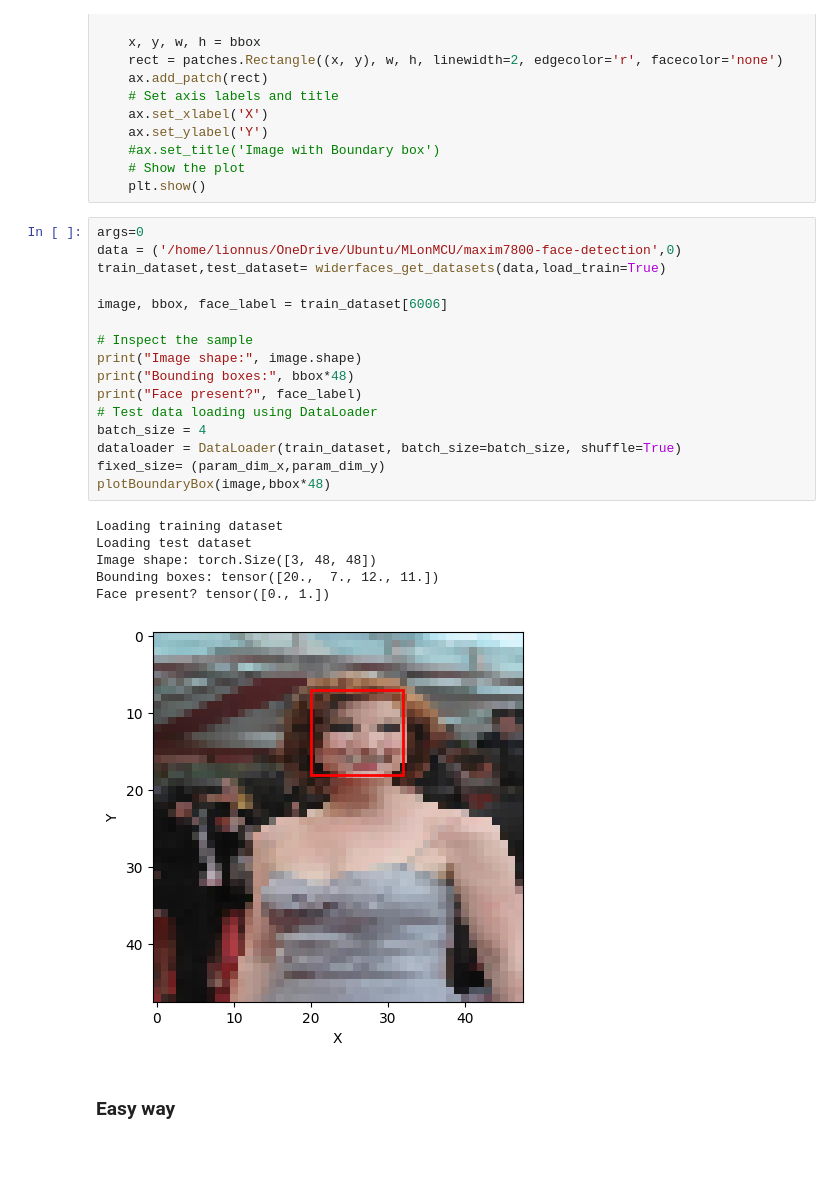
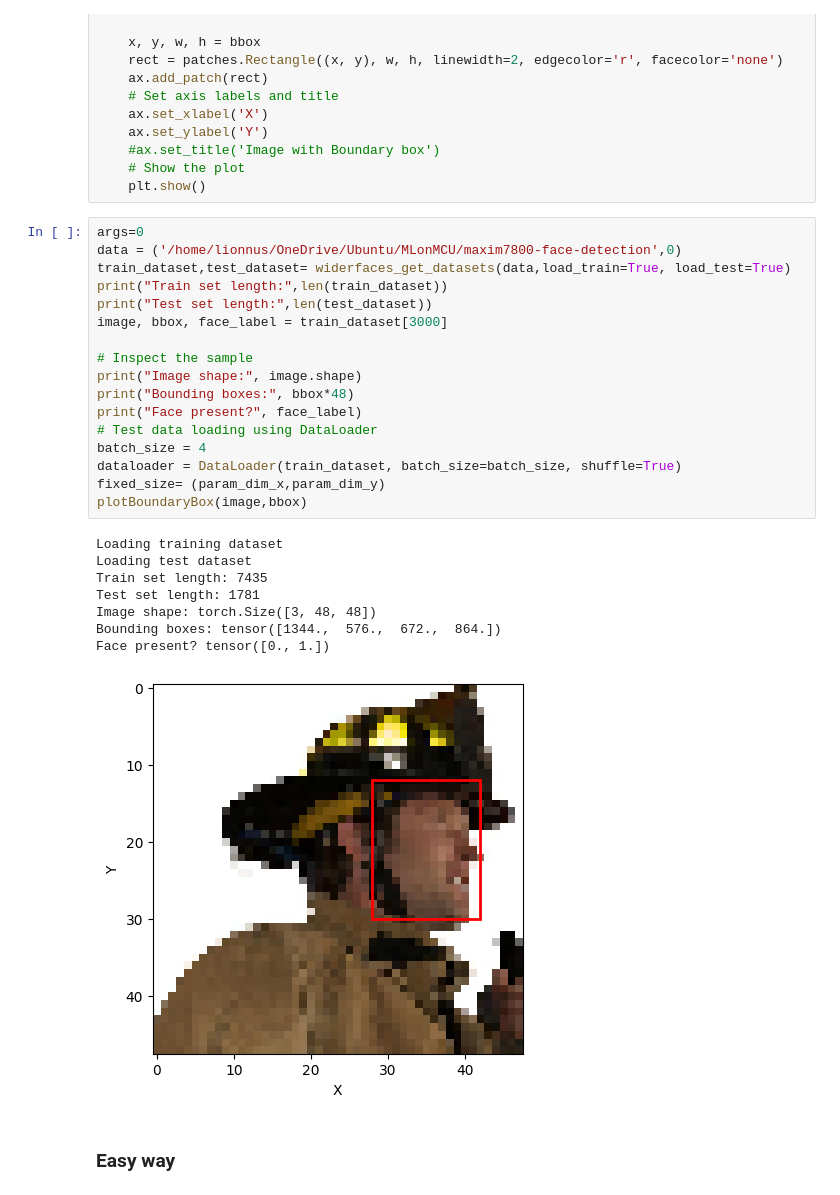
Before and after one commit to lionnus/MAX78000-Face-Detection, a Jupyter notebook: pytorch_face_detection.ipynb, the cells around one changed output. Saved outputs shown, nothing was run; the diff lists cells and outputs as text; blank space fills up the shorter version.

```diff
--- a/pytorch_face_detection.ipynb
+++ b/pytorch_face_detection.ipynb
@@ -260,26 +318,29 @@ def plotBoundaryBox(image,bbox):
 # %%
 args=0
 data = ('/home/lionnus/OneDrive/Ubuntu/MLonMCU/maxim7800-face-detection',0)
-train_dataset,test_dataset= widerfaces_get_datasets(data,load_train=True)
-
-image, bbox, face_label = train_dataset[6006]
+train_dataset,test_dataset= widerfaces_get_datasets(data,load_train=True, load_test=True)
+print("Train set length:",len(train_dataset))
+print("Test set length:",len(test_dataset))
+image, bbox, face_label = train_dataset[3000]
 
 # Inspect the sample
 print("Image shape:", image.shape)
 print("Bounding boxes:", bbox*48)
 print("Face present?", face_label)
 # Test data loading using DataLoader
 batch_size = 4
 dataloader = DataLoader(train_dataset, batch_size=batch_size, shuffle=True)
 fixed_size= (param_dim_x,param_dim_y)
-plotBoundaryBox(image,bbox*48)
+plotBoundaryBox(image,bbox)
 # %% [output]
 Loading training dataset
 Loading test dataset
+Train set length: 7435
+Test set length: 1781
 Image shape: torch.Size([3, 48, 48])
-Bounding boxes: tensor([20.,  7., 12., 11.])
+Bounding boxes: tensor([1344.,  576.,  672.,  864.])
 Face present? tensor([0., 1.])
-[figure, old version]
+[figure, new version]
 # %% [markdown]
 ### Easy way
 # %%
```
Also changed, not shown: parts of 19 cells of this notebook.
